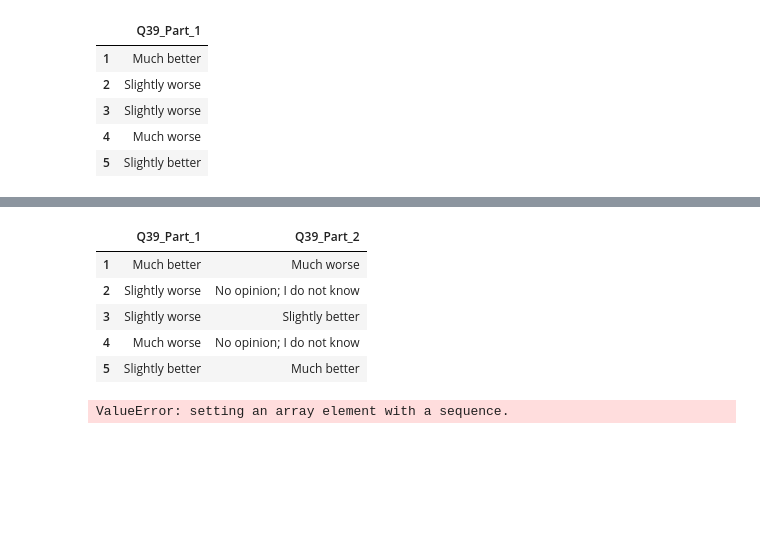
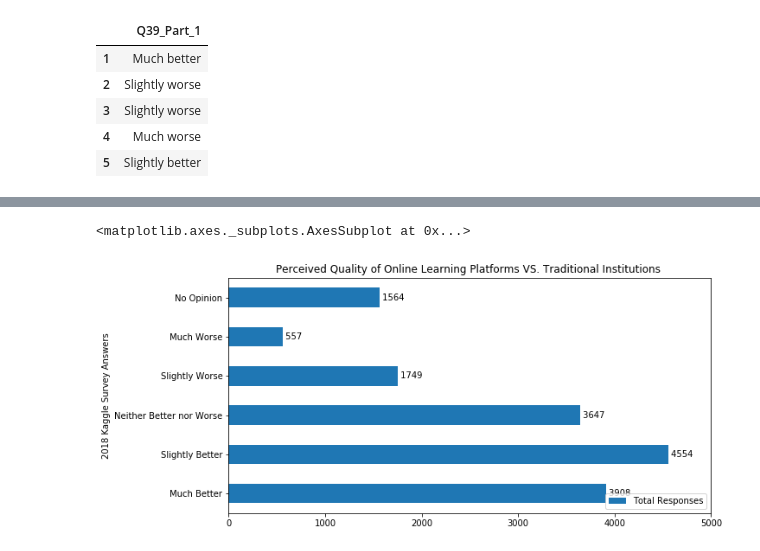
Before and after one commit to feldtmam/project1group3, a Jupyter notebook: Lauren_files/kaggle_survey_2018.ipynb, the cells around one changed output, grey strips where cells are left out. Saved outputs shown, nothing was run; the diff lists cells and outputs as text; code cells hidden in the pictures; blank space fills up the shorter version.

```diff
--- a/Lauren_files/kaggle_survey_2018.ipynb
+++ b/Lauren_files/kaggle_survey_2018.ipynb
@@ -252,3 +252,3 @@ responses_39
 # %%
-responses_39['Totals'] = responses_39['Totals'].astype('int')
+responses_39 = responses_39.astype({'Responses': object, 'Totals': int})
 responses_39
@@ -255,10 +262,0 @@ responses_39
-# %%
-df_39 = survey_2018[['Q39_Part_1','Q39_Part_2']]
-df_39.head()
-# %% [output]
-|  | Q39_Part_1 | Q39_Part_2 |
-| 1 | Much better | Much worse |
-| 2 | Slightly worse | No opinion; I do not know |
-| 3 | Slightly worse | Slightly better |
-| 4 | Much worse | No opinion; I do not know |
-| 5 | Slightly better | Much better |
@@ -279,34 +263,22 @@ much_worse_2 = df_39.loc[df_39["Q39_Part_2"] == "Much worse"].count()
-# %%
-responses_39 = pd.DataFrame({
-                        'Responses':["Much Better", "Slightly Better",'Neither Better nor Worse',"Slightly Worse","Much Worse","No Opinion"],
-                          'Totals':[much_better, slightly_better, neither, slightly_worse, much_worse, no_opinion],
-                        'Totals_2':[much_better_2, slightly_better_2, neither_2, slightly_worse_2, much_worse_2,no_opinion_2]
-})
-
-convert_dict = {'Responses': object,
-                'Totals': int,
-                'Totals_2':int
-               }
-df = responses_39.astype({'Responses': object, 'Totals': int)
-df
-# %% [output]
-ValueError: setting an array element with a sequence.
 # %%
 #Plot Graph
 ax = responses_39.plot.barh(x='Responses', y='Totals', figsize=(10,5),
-                            title ="Perceived Quality of Online Learning Platforms & In-Person Bootcamps VS. Traditional Institutions ", label="Total Responses")
+                            title ="Perceived Quality of Online Learning Platforms VS. Traditional Institutions ", label="Total Responses")
 # Add Response Values
 y = responses_39['Totals']
 
 # Add Response Total
 for i, v in enumerate(y):
     ax.text(v, i, " "+str(v), color='black', va='center')
 
 # Format
 ax.legend(loc='lower right')
 plt.ylabel("2018 Kaggle Survey Answers")
 ax.set_xlim([0,5000])
 ax
+# %% [output]
+<matplotlib.axes._subplots.AxesSubplot at 0x...>
+[figure, added]
 # %%
 fig = ax.get_figure()
 fig.tight_layout()
```
Also changed, not shown: parts of 14 cells of this notebook, 2 other files.
